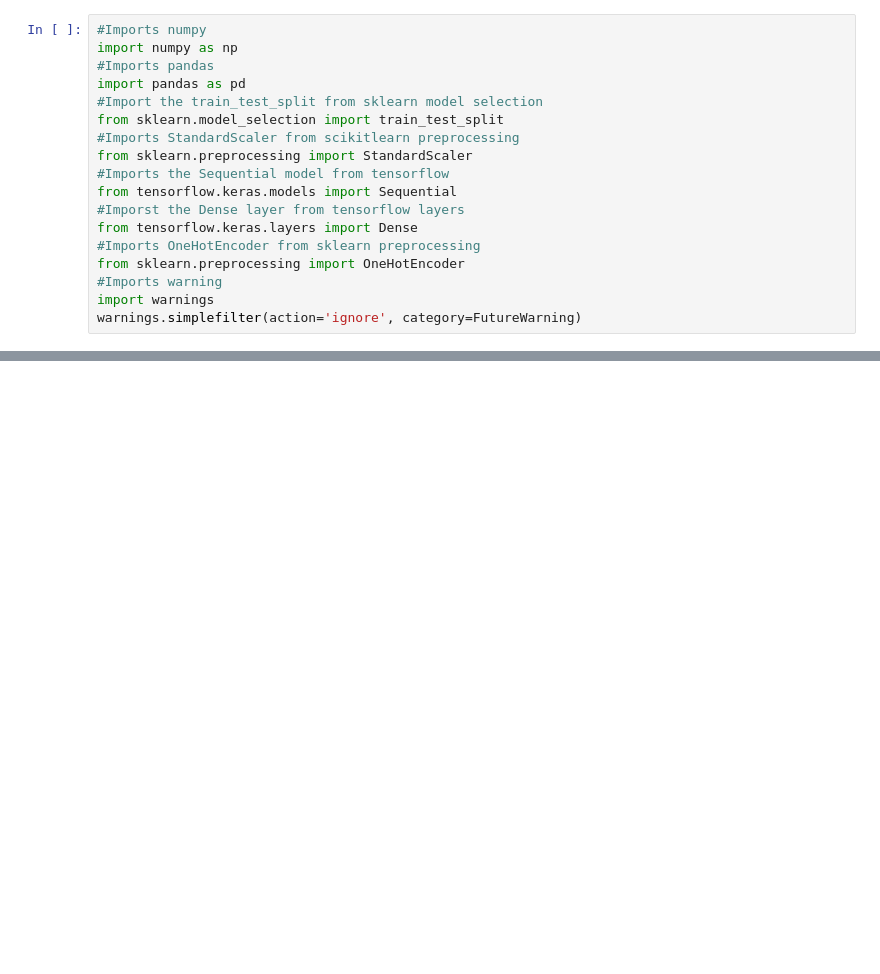
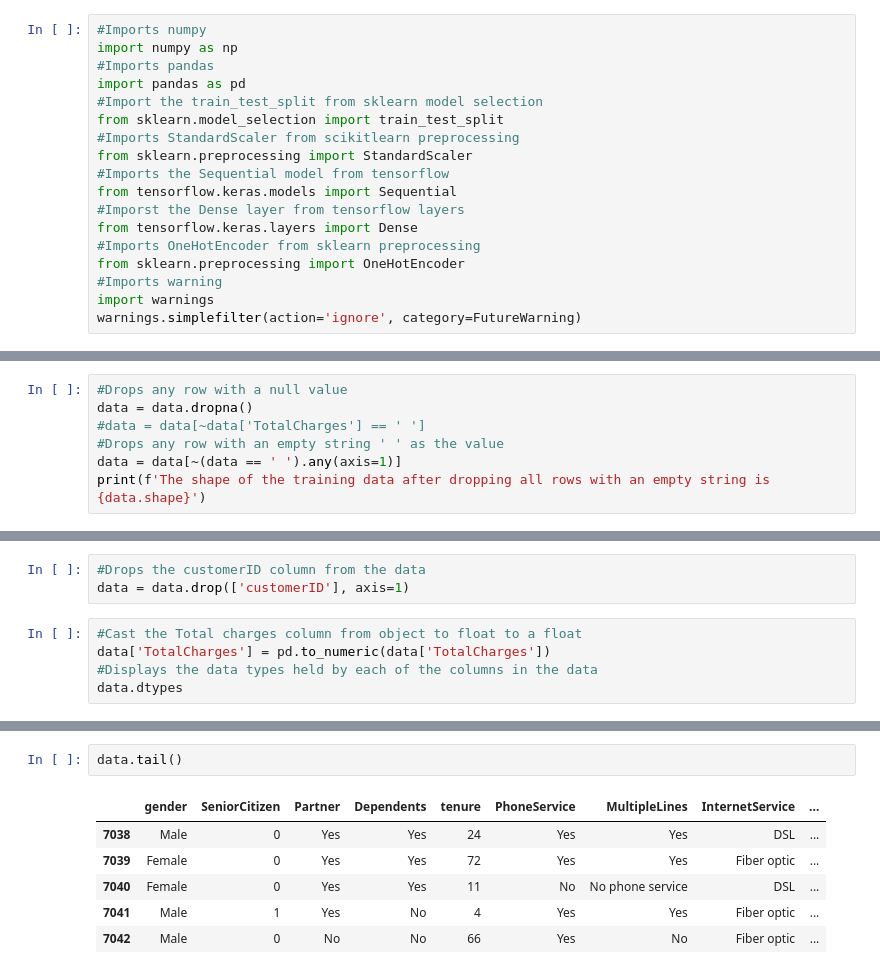
Before and after one commit to PercyAyimbilaNsolemna/Machine_Learning, a Jupyter notebook: DataCamp_Neural_Network_Customer_Churn/DataCamp_Customer_Churn_Neural_Network.ipynb, the cells around one changed output, grey strips where cells are left out. Saved outputs shown, nothing was run; the diff lists cells and outputs as text; blank space fills up the shorter version.

```diff
--- a/DataCamp_Neural_Network_Customer_Churn/DataCamp_Customer_Churn_Neural_Network.ipynb
+++ b/DataCamp_Neural_Network_Customer_Churn/DataCamp_Customer_Churn_Neural_Network.ipynb
@@ -30,0 +135,7 @@ warnings.simplefilter(action='ignore', category=FutureWarning)
+# %%
+#Drops any row with a null value
+data = data.dropna()
+#data = data[~data['TotalCharges'] == ' ']
+#Drops any row with an empty string ' ' as the value
+data = data[~(data == ' ').any(axis=1)]
+print(f'The shape of the training data after dropping all rows with an empty string is {data.shape}')
@@ -30,0 +200,8 @@ warnings.simplefilter(action='ignore', category=FutureWarning)
+# %%
+#Drops the customerID column from the data
+data = data.drop(['customerID'], axis=1)
+# %%
+#Cast the Total charges column from object to float to a float
+data['TotalCharges'] = pd.to_numeric(data['TotalCharges'])
+#Displays the data types held by each of the columns in the data
+data.dtypes
@@ -30,0 +310,9 @@ warnings.simplefilter(action='ignore', category=FutureWarning)
+# %%
+data.tail()
+# %% [output]
+|  | gender | SeniorCitizen | Partner | Dependents | tenure | PhoneService | MultipleLines | InternetService | ... |
+| 7038 | Male | 0 | Yes | Yes | 24 | Yes | Yes | DSL | ... |
+| 7039 | Female | 0 | Yes | Yes | 72 | Yes | Yes | Fiber optic | ... |
+| 7040 | Female | 0 | Yes | Yes | 11 | No | No phone service | DSL | ... |
+| 7041 | Male | 1 | Yes | No | 4 | Yes | Yes | Fiber optic | ... |
+| 7042 | Male | 0 | No | No | 66 | Yes | No | Fiber optic | ... |
```
Also changed, not shown: parts of 47 cells of this notebook.
